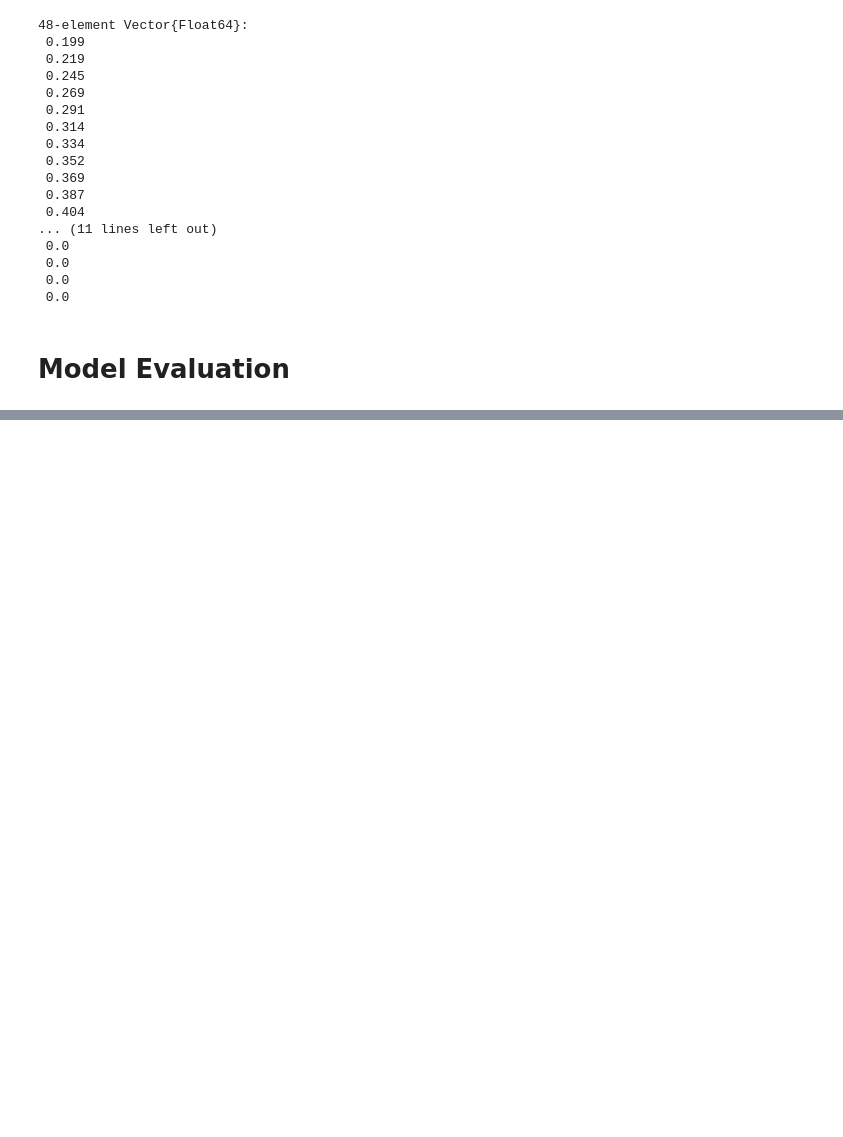
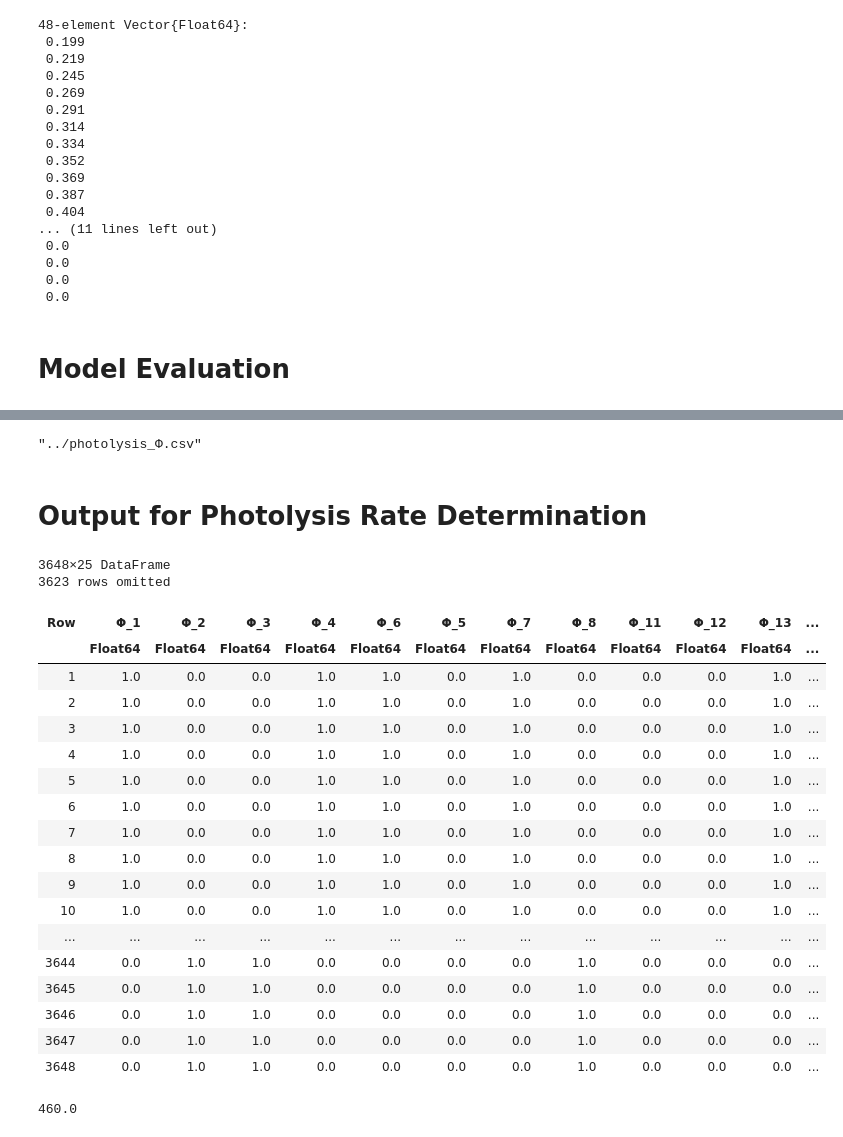
Before and after one commit to john-waczak/Photolysis.jl, a Jupyter notebook: mcm/quantum_yields/GLYOX.ipynb, the cells around one changed output, grey strips where cells are left out. Saved outputs shown, nothing was run; the diff lists cells and outputs as text; code cells hidden in the pictures; blank space fills up the shorter version.

```diff
--- a/mcm/quantum_yields/GLYOX.ipynb
+++ b/mcm/quantum_yields/GLYOX.ipynb
@@ -123,3 +269,7 @@ p = plot(
+# %%
+CSV.write("../photolysis_Φ.csv", df_photolysis_Φ)
+# %% [output]
+"../photolysis_Φ.csv"
 # %%
 p = plot(
     λ,
@@ -132,3 +282,36 @@ p = plot(
     title="Quantum Yield for CHOCHO → HCHO + CO",
     titlefontsize=12,
 )
+# %% [markdown]
+# Output for Photolysis Rate Determination
+# %%
+df_photolysis_Φ = CSV.File("../photolysis_Φ.csv") |> DataFrame
+# %% [output]
+3648×25 DataFrame
+3623 rows omitted
+| Row | Φ_1 | Φ_2 | Φ_3 | Φ_4 | Φ_6 | Φ_5 | Φ_7 | Φ_8 | Φ_11 | Φ_12 | Φ_13 | ... |
+|  | Float64 | Float64 | Float64 | Float64 | Float64 | Float64 | Float64 | Float64 | Float64 | Float64 | Float64 | ... |
+| 1 | 1.0 | 0.0 | 0.0 | 1.0 | 1.0 | 0.0 | 1.0 | 0.0 | 0.0 | 0.0 | 1.0 | ... |
+| 2 | 1.0 | 0.0 | 0.0 | 1.0 | 1.0 | 0.0 | 1.0 | 0.0 | 0.0 | 0.0 | 1.0 | ... |
+| 3 | 1.0 | 0.0 | 0.0 | 1.0 | 1.0 | 0.0 | 1.0 | 0.0 | 0.0 | 0.0 | 1.0 | ... |
+| 4 | 1.0 | 0.0 | 0.0 | 1.0 | 1.0 | 0.0 | 1.0 | 0.0 | 0.0 | 0.0 | 1.0 | ... |
+| 5 | 1.0 | 0.0 | 0.0 | 1.0 | 1.0 | 0.0 | 1.0 | 0.0 | 0.0 | 0.0 | 1.0 | ... |
+| 6 | 1.0 | 0.0 | 0.0 | 1.0 | 1.0 | 0.0 | 1.0 | 0.0 | 0.0 | 0.0 | 1.0 | ... |
+| 7 | 1.0 | 0.0 | 0.0 | 1.0 | 1.0 | 0.0 | 1.0 | 0.0 | 0.0 | 0.0 | 1.0 | ... |
+| 8 | 1.0 | 0.0 | 0.0 | 1.0 | 1.0 | 0.0 | 1.0 | 0.0 | 0.0 | 0.0 | 1.0 | ... |
+| 9 | 1.0 | 0.0 | 0.0 | 1.0 | 1.0 | 0.0 | 1.0 | 0.0 | 0.0 | 0.0 | 1.0 | ... |
+| 10 | 1.0 | 0.0 | 0.0 | 1.0 | 1.0 | 0.0 | 1.0 | 0.0 | 0.0 | 0.0 | 1.0 | ... |
+| ... | ... | ... | ... | ... | ... | ... | ... | ... | ... | ... | ... | ... |
+| 3644 | 0.0 | 1.0 | 1.0 | 0.0 | 0.0 | 0.0 | 0.0 | 1.0 | 0.0 | 0.0 | 0.0 | ... |
+| 3645 | 0.0 | 1.0 | 1.0 | 0.0 | 0.0 | 0.0 | 0.0 | 1.0 | 0.0 | 0.0 | 0.0 | ... |
+| 3646 | 0.0 | 1.0 | 1.0 | 0.0 | 0.0 | 0.0 | 0.0 | 1.0 | 0.0 | 0.0 | 0.0 | ... |
+| 3647 | 0.0 | 1.0 | 1.0 | 0.0 | 0.0 | 0.0 | 0.0 | 1.0 | 0.0 | 0.0 | 0.0 | ... |
+| 3648 | 0.0 | 1.0 | 1.0 | 0.0 | 0.0 | 0.0 | 0.0 | 1.0 | 0.0 | 0.0 | 0.0 | ... |
+# %%
+λ_min = minimum(λ)
+λ_max = maximum(λ)
+
+#println(λ_min, "\t", minimum(df_photolysis_σ.λ))
+#println(λ_max, "\t", maximum(df_photolysis_σ.λ))
+# %% [output]
+460.0
```
Also changed, not shown: parts of 14 cells of this notebook, 32 other files.
